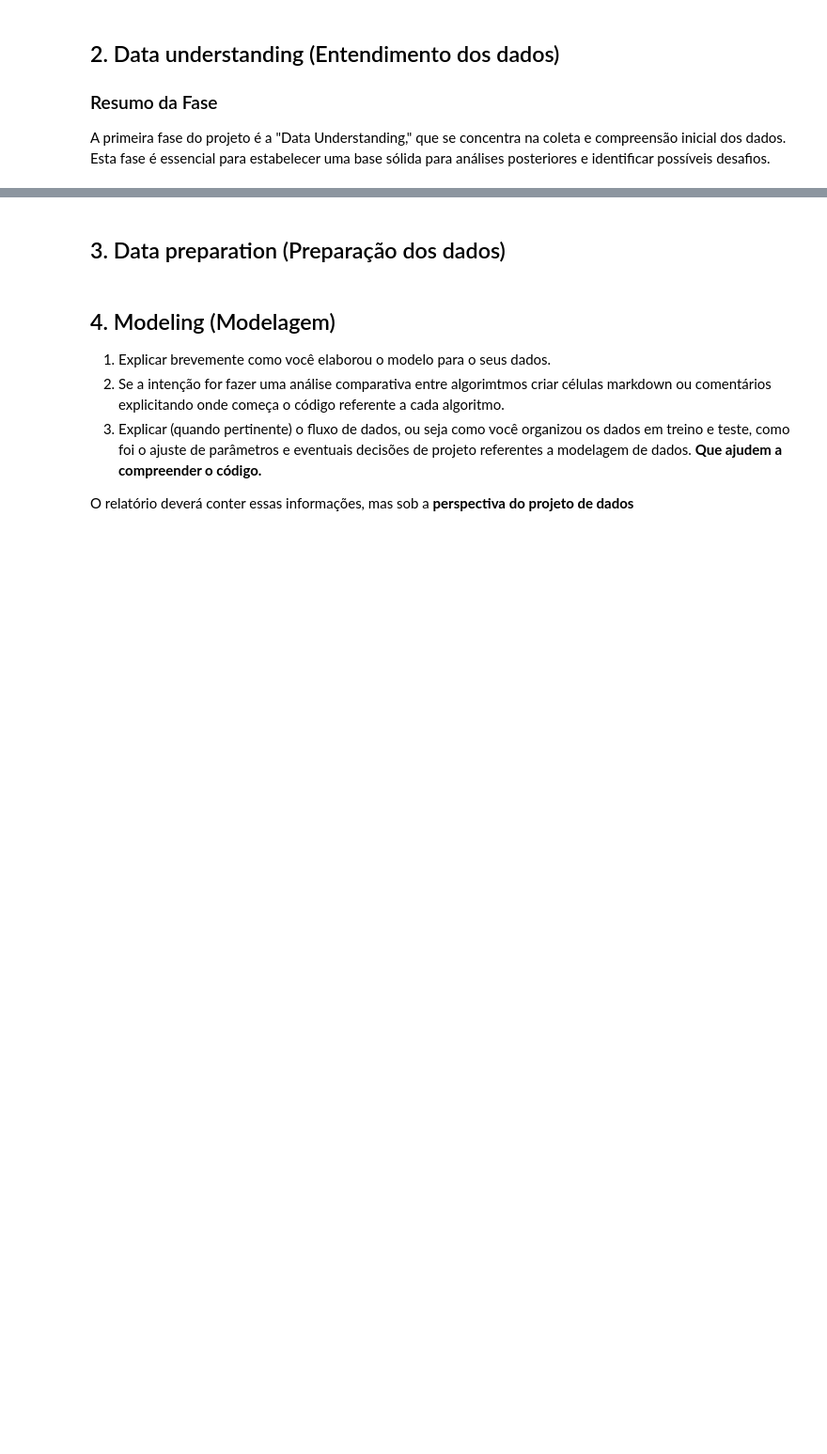
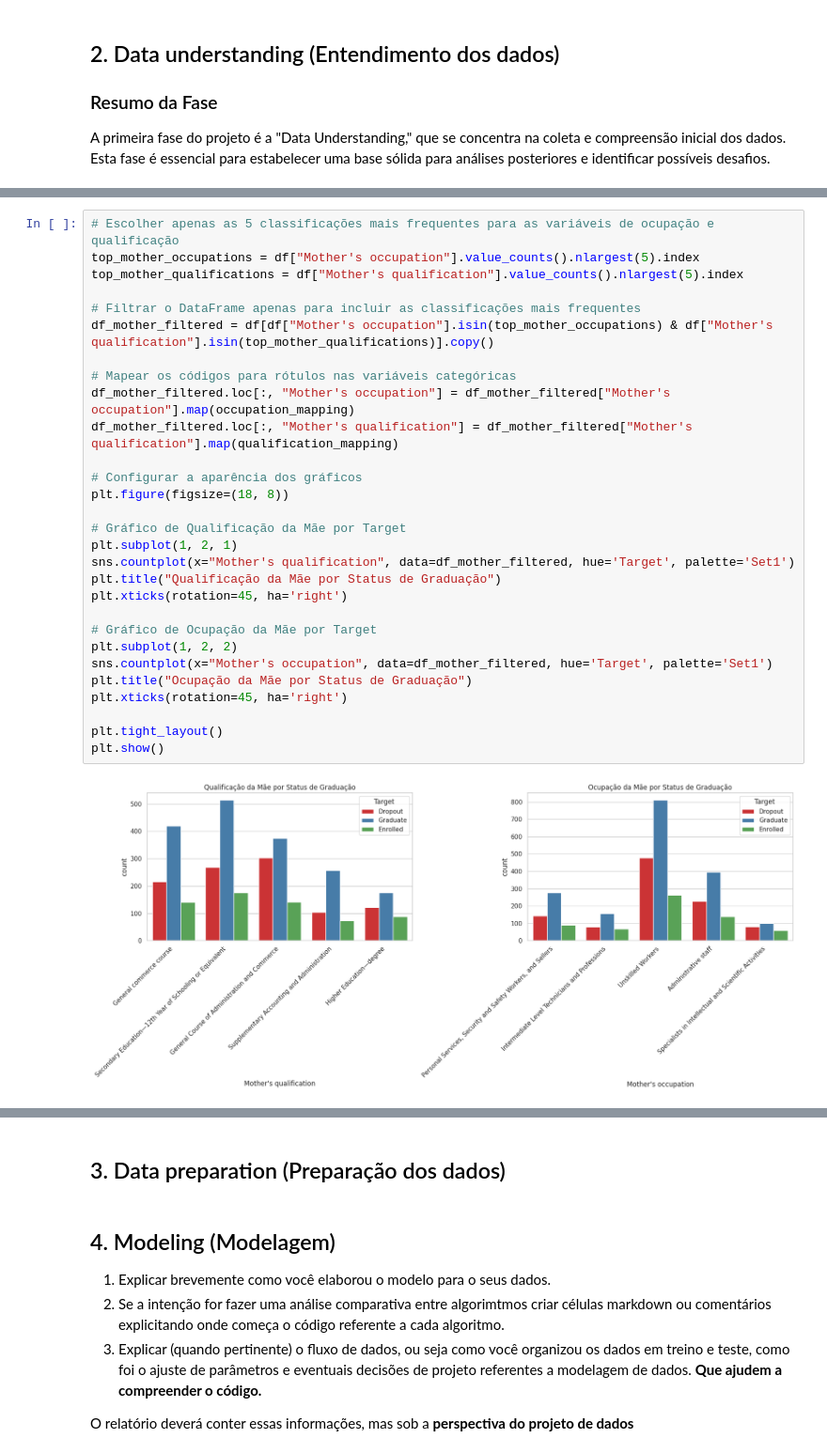
Before and after one commit to Chbmleao/DataMining-TP3, a Jupyter notebook: TP_Mineração_de_Dados.ipynb, the cells around one changed output, grey strips where cells are left out. Shown: that part at 94% size. Saved outputs shown, nothing was run; the diff lists cells and outputs as text; blank space fills up the shorter version.

```diff
--- a/TP_Mineração_de_Dados.ipynb
+++ b/TP_Mineração_de_Dados.ipynb
@@ -15,0 +352,31 @@ A primeira fase do projeto é a "Data Understanding," que se concentra na coleta
+# %%
+# Escolher apenas as 5 classificações mais frequentes para as variáveis de ocupação e qualificação
+top_mother_occupations = df["Mother's occupation"].value_counts().nlargest(5).index
+top_mother_qualifications = df["Mother's qualification"].value_counts().nlargest(5).index
+
+# Filtrar o DataFrame apenas para incluir as classificações mais frequentes
+df_mother_filtered = df[df["Mother's occupation"].isin(top_mother_occupations) & df["Mother's qualification"].isin(top_mother_qualifications)].copy()
+
+# Mapear os códigos para rótulos nas variáveis categóricas
+df_mother_filtered.loc[:, "Mother's occupation"] = df_mother_filtered["Mother's occupation"].map(occupation_mapping)
+df_mother_filtered.loc[:, "Mother's qualification"] = df_mother_filtered["Mother's qualification"].map(qualification_mapping)
+
+# Configurar a aparência dos gráficos
+plt.figure(figsize=(18, 8))
+
+# Gráfico de Qualificação da Mãe por Target
+plt.subplot(1, 2, 1)
+sns.countplot(x="Mother's qualification", data=df_mother_filtered, hue='Target', palette='Set1')
+plt.title("Qualificação da Mãe por Status de Graduação")
+plt.xticks(rotation=45, ha='right')
+
+# Gráfico de Ocupação da Mãe por Target
+plt.subplot(1, 2, 2)
+sns.countplot(x="Mother's occupation", data=df_mother_filtered, hue='Target', palette='Set1')
+plt.title("Ocupação da Mãe por Status de Graduação")
+plt.xticks(rotation=45, ha='right')
+
+plt.tight_layout()
+plt.show()
+# %% [output]
+[figure, added]
```
Also changed, not shown: parts of 15 cells of this notebook.
